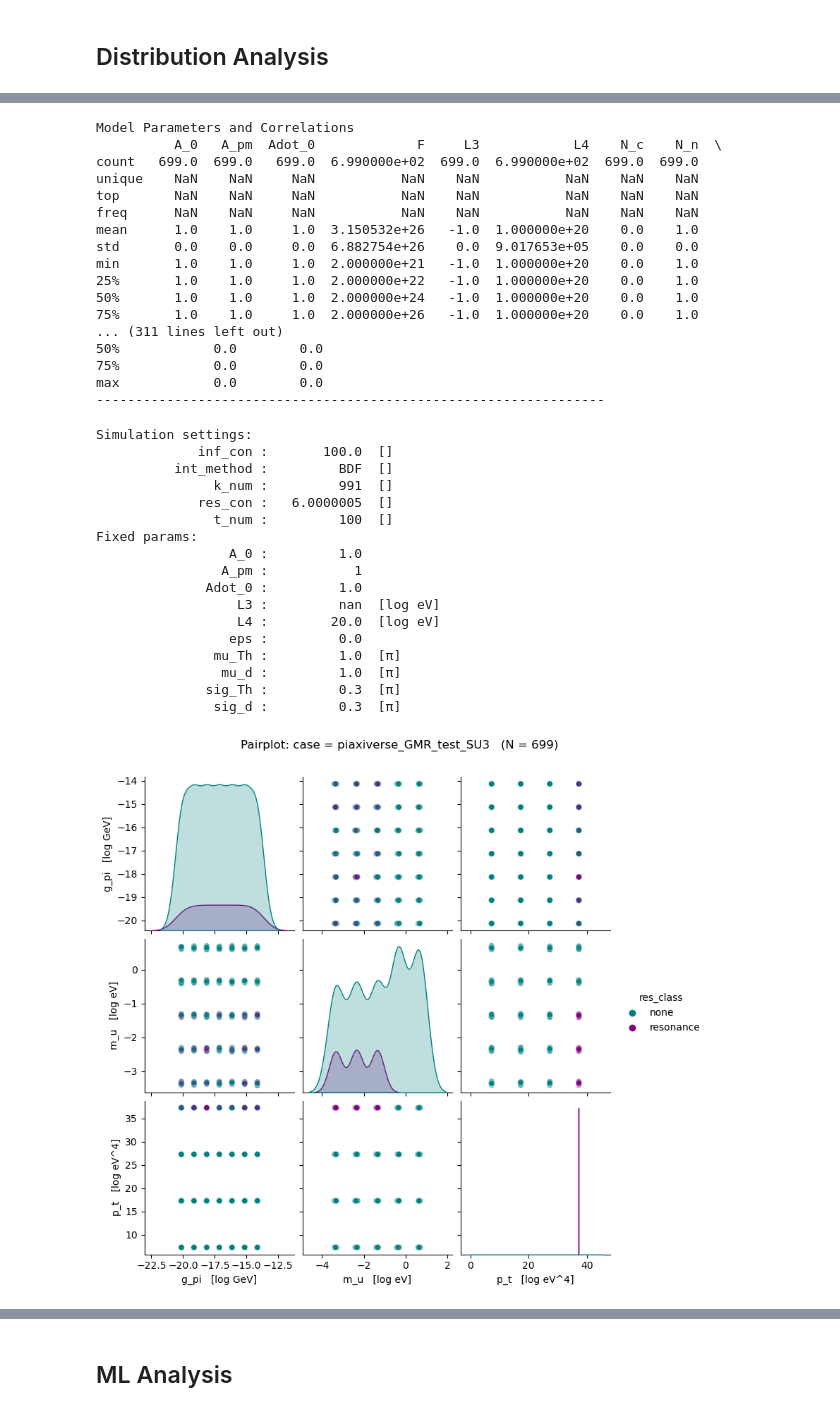
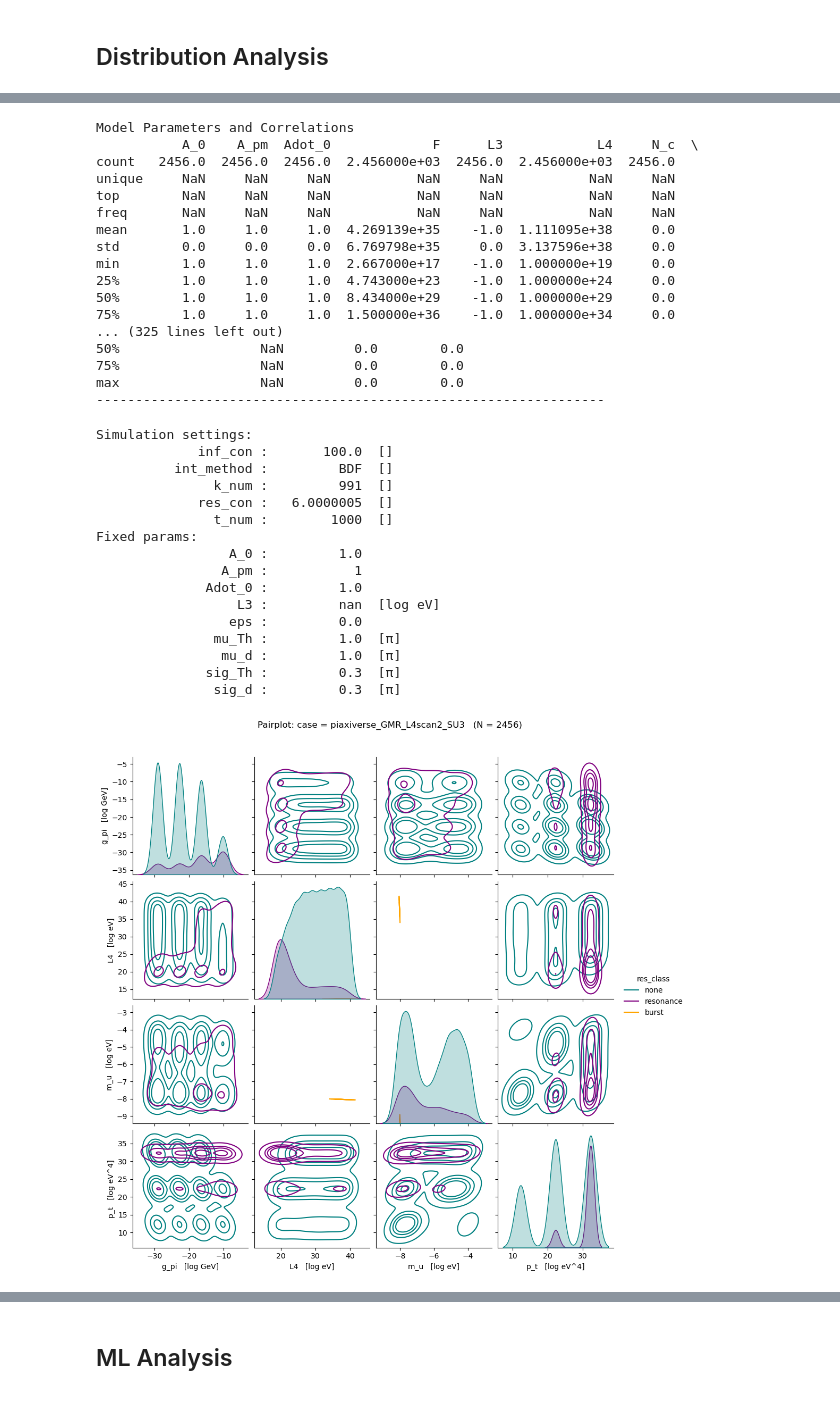
Before and after one commit to LoaneShark/pyAxiverse, a Jupyter notebook: param-analysis.ipynb, the cells around one changed output, grey strips where cells are left out. Drawn from its saved outputs; the diff is of its cells as text; code cells hidden in the pictures.

Commit message:
Improved parameter analysis efficiency and coverage

```diff
--- a/param-analysis.ipynb
+++ b/param-analysis.ipynb
@@ -248,6 +250,7 @@ def enforce_constraints(series_in):
 import pandas as pd
 import seaborn as sns
 import matplotlib.pyplot as plt
+import swifter
 from piaxi_utils import load_all, load_case, get_units_from_params, classify_resonance, n_p, n_k, cosmo_stability, fit_Fpi, \
                         check_Fpi_fit, calc_local_phase_diffs, calc_global_phase_diffs
 
@@ -255,9 +258,13 @@ from piaxi_utils import load_all, load_case, get_units_from_params, classify_res
 from warnings import simplefilter
 simplefilter(action="ignore", category=pd.errors.PerformanceWarning)
 
+from swifter import set_defaults
+set_defaults(progress_bar=False)
+
 # Set dtypes and print formats for each column
 param_map = {
     "config_name":       [str,             None],
+    "file_name":         [str,             None],
     "units":             ['object',        None],
     "A_0":               [np.float32,      None],
     "A_pm":              [np.int32,        None],
@@ -705,14 +740,13 @@ def plot_scatter(df):
 # %%
 ## Load and prepare data for a specified category of runs
 version   = 'v3.2.7'
-conf_name = 'piaxiverse_GMR_test_SU3'  # name of config identifier/subfolder from which to import data. Use 'all' for all (non-debug) datasets of a given version number.
-#conf_name = 'piaxiverse_TRISAMPLE_SU3'
+conf_name = 'piaxiverse_GMR_L4scan2_SU3'  # name of config identifier/subfolder from which to import data. Use 'all' for all (non-debug) datasets of a given version number.
 #conf_name='all'
 
 reclass_method = None
 #reclass_method = 'heaviside'
 
-params_data, results_data, coeffs_data, units_df = prepare_data(config_name=conf_name, version=version, reclassify=reclass_method, recalc_phase_diffs=True, load_images=True)
+params_data, results_data, coeffs_data, units_df = prepare_data(config_name=conf_name, version=version, reclassify=reclass_method, recalc_phase_diffs=True, load_images=True, combined_folder=True)
 print(params_data.columns)
 # %% [output]
 Missing parameter: units
@@ -747,7 +781,7 @@ else:
 units_map = {}
 for u_key in ['m','m_c','m_n','m_r']:
     units_map[u_key] = unique_units['m']
-for u_key in ['g_pi']:
+for u_key in ['g_pi', 'g_qed', 'g_3', 'g_4']:
     units_map[u_key] = 'GeV'
 for u_key in ['F']:
     units_map[u_key] = unique_units['F']
@@ -975,7 +1015,7 @@ global_phase_dependents = ['mean_Th_r', 'var_Th_r', 'min_Th_r', 'max_Th_r', 'mea
 phase_parameters = total_phase_dependents + local_phase_dependents + global_phase_dependents
 # Unused parameters
 hidden_params = ['seed']
-cosmetic_params = ['config_name']
+cosmetic_params = ['config_name', 'file_name']
 redundant_params = ['d', 'Th']
 # Output/classification parameters
 primary_outputs = ['res_class', 'res_freq', 'res_band_class']
@@ -1014,10 +1054,10 @@ if False: # Temp. prune parameters not found in older datasets
                 combined_param_set.remove(new_param)
 '''
 
-full_df = df[sorted(combined_param_set)]
+full_df = df[sorted(combined_param_set)].copy(deep=True)
 #print(full_df)
-corr_df = df[sorted(corr_param_set)]
-time_df = df[sorted(time_param_set)]
+corr_df = df[sorted(corr_param_set)].copy(deep=True)
+time_df = df[sorted(time_param_set)].copy(deep=True)
 
 # Identify any free parameters not being properly classified
 unclassified_params = set(df_in.columns) - set(combined_params)
@@ -1031,40 +1071,40 @@ if len(unclassified_params) > 0:
 print('\nModel Parameters and Correlations')
 print(df_describe(corr_df))
 #print(df_pprint(corr_df))
-correlation_matrix = corr_df.corr(numeric_only=True)
+#correlation_matrix = corr_df.corr(numeric_only=True)
 #print(df_pprint(correlation_matrix))
 print('-----------------------------------------------------------------')
 
 # Complexity Analysis
-print('Time Complexity Parameters and Correlations')
+print('\nTime Complexity Parameters and Correlations')
 print(df_describe(time_df))
-time_corr_matrix = time_df.corr(numeric_only=True)
+#time_corr_matrix = time_df.corr(numeric_only=True)
 #print(df_pprint(time_corr_matrix))
 print('-----------------------------------------------------------------')
 # %% [output]
 Model Parameters and Correlations
-          A_0   A_pm  Adot_0             F     L3            L4    N_c    N_n  \
-count   699.0  699.0   699.0  6.990000e+02  699.0  6.990000e+02  699.0  699.0
-unique    NaN    NaN     NaN           NaN    NaN           NaN    NaN    NaN
-top       NaN    NaN     NaN           NaN    NaN           NaN    NaN    NaN
-freq      NaN    NaN     NaN           NaN    NaN           NaN    NaN    NaN
-mean      1.0    1.0     1.0  3.150532e+26   -1.0  1.000000e+20    0.0    1.0
-std       0.0    0.0     0.0  6.882754e+26    0.0  9.017653e+05    0.0    0.0
-min       1.0    1.0     1.0  2.000000e+21   -1.0  1.000000e+20    0.0    1.0
-25%       1.0    1.0     1.0  2.000000e+22   -1.0  1.000000e+20    0.0    1.0
-50%       1.0    1.0     1.0  2.000000e+24   -1.0  1.000000e+20    0.0    1.0
-75%       1.0    1.0     1.0  2.000000e+26   -1.0  1.000000e+20    0.0    1.0
-... (311 lines left out)
-50%            0.0        0.0
-75%            0.0        0.0
-max            0.0        0.0
+           A_0    A_pm  Adot_0             F      L3            L4     N_c  \
+count   2456.0  2456.0  2456.0  2.456000e+03  2456.0  2.456000e+03  2456.0
+unique     NaN     NaN     NaN           NaN     NaN           NaN     NaN
+top        NaN     NaN     NaN           NaN     NaN           NaN     NaN
+freq       NaN     NaN     NaN           NaN     NaN           NaN     NaN
+mean       1.0     1.0     1.0  4.269139e+35    -1.0  1.111095e+38     0.0
+std        0.0     0.0     0.0  6.769798e+35     0.0  3.137596e+38     0.0
+min        1.0     1.0     1.0  2.667000e+17    -1.0  1.000000e+19     0.0
+25%        1.0     1.0     1.0  4.743000e+23    -1.0  1.000000e+24     0.0
+50%        1.0     1.0     1.0  8.434000e+29    -1.0  1.000000e+29     0.0
+75%        1.0     1.0     1.0  1.500000e+36    -1.0  1.000000e+34     0.0
+... (325 lines left out)
+50%                  NaN         0.0        0.0
+75%                  NaN         0.0        0.0
+max                  NaN         0.0        0.0
 -----------------------------------------------------------------
 # %%
 ## WIP: Addititional/alternative Pairplot Visualization and importance estimation
 show_histograms = False
 show_pairplot   = True
 show_heatmap    = False
-pp_mode         = 'scatter'      # 'kde', 'scatter', or 'mixed' pairplot display kinds
+pp_mode         = 'kde'      # 'kde', 'scatter', or 'mixed' pairplot display kinds
 
 log_params  = ['p_0', 'p_t', 'F', 'L3', 'L4', 'm_q', 'eps', 'res_ratio_f', 'res_ratio_m', 'm_0', 'k_0', 'm_u', 'g_pi', 'qm_0', 'qm_1', 'qm_2', 'res_con', 'inf_con']
 #log_params  += ['t_u']
@@ -1080,7 +1120,8 @@ filter_nonunique  = True
 filter_sampled    = True
 rescale_logparams = True
 infs_to_nans = True
-plot_data = corr_df.copy()
+with pd.option_context("mode.copy_on_write", True):
+    plot_data = corr_df.copy(deep=True)
 
 def drop_col(col_in, plot_data_in=plot_data, plot_params_in=plot_params):
     plot_data_in.drop(col_in, inplace=True, axis=1)
@@ -1159,33 +1200,32 @@ if show_pairplot:
     for key, val in fixed_params.items():
         if key in input_parameters:
             print('%20s :  %10s  %s' % (key, str('%.1f' % val) if key in log_params else df_fmt(val, fmt=print_fmt[key]), units_fmt(key, prefix='log ' if key in log_params else '')))
 
     #print('Units: ')
     #print(param_units)
 
 # TODO: Heatmap for correlation matrix
 if show_heatmap:
     sns.heatmap(correlation_matrix, annot=True)
 
 if np.any([show_histograms, show_pairplot, show_heatmap]):
     print('')
     plt.show()
 # %% [output]
 Simulation settings:
              inf_con :       100.0  []
           int_method :         BDF  []
                k_num :         991  []
              res_con :   6.0000005  []
-               t_num :         100  []
+               t_num :        1000  []
 Fixed params:
                  A_0 :         1.0
                 A_pm :           1
               Adot_0 :         1.0
                   L3 :         nan  [log eV]
-                  L4 :        20.0  [log eV]
                  eps :         0.0
                mu_Th :         1.0  [π]
                 mu_d :         1.0  [π]
               sig_Th :         0.3  [π]
                sig_d :         0.3  [π]
-[figure, old version]
+[figure, new version]
```
Also changed, not shown: parts of 9 cells of this notebook.
